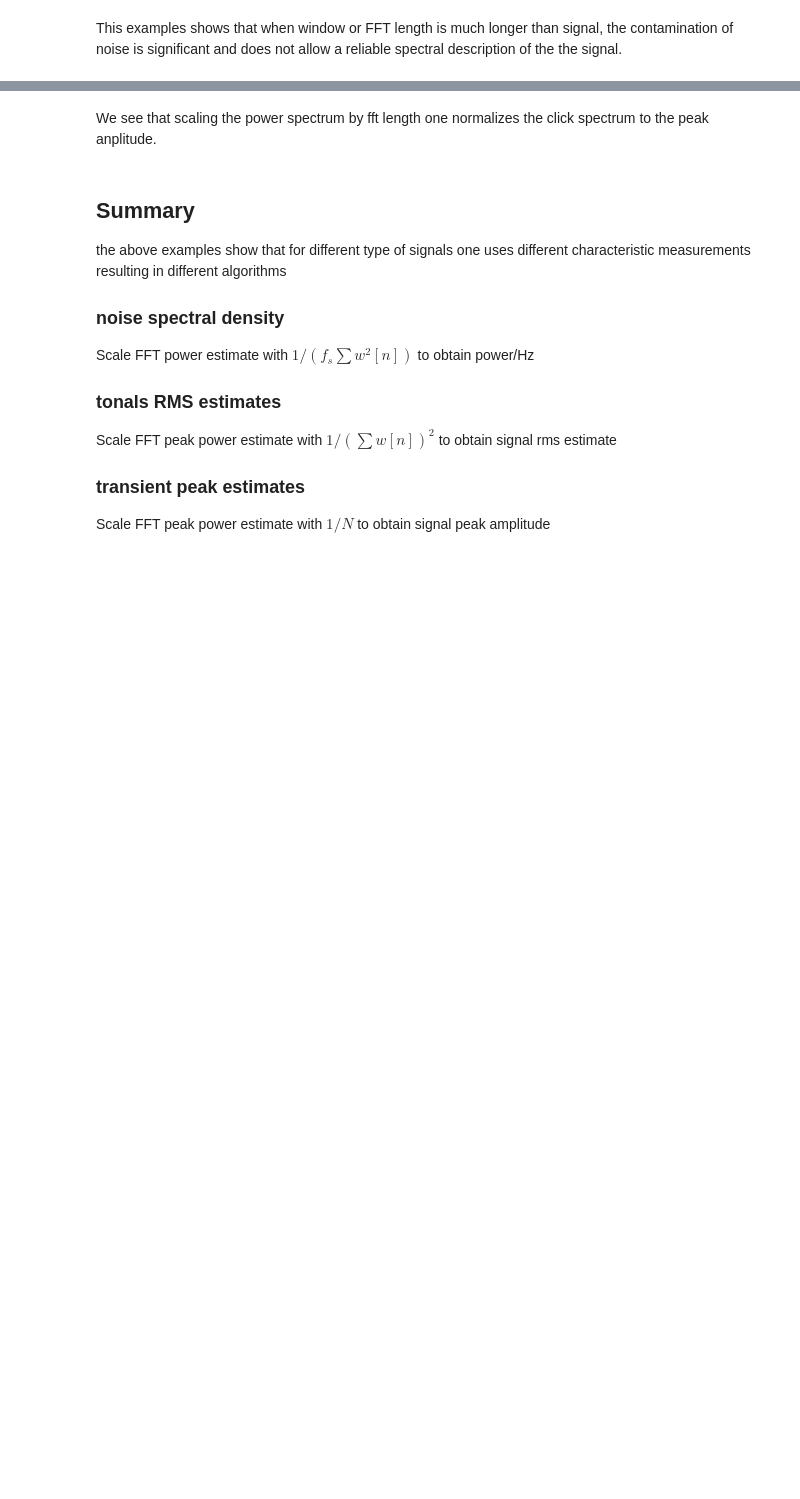
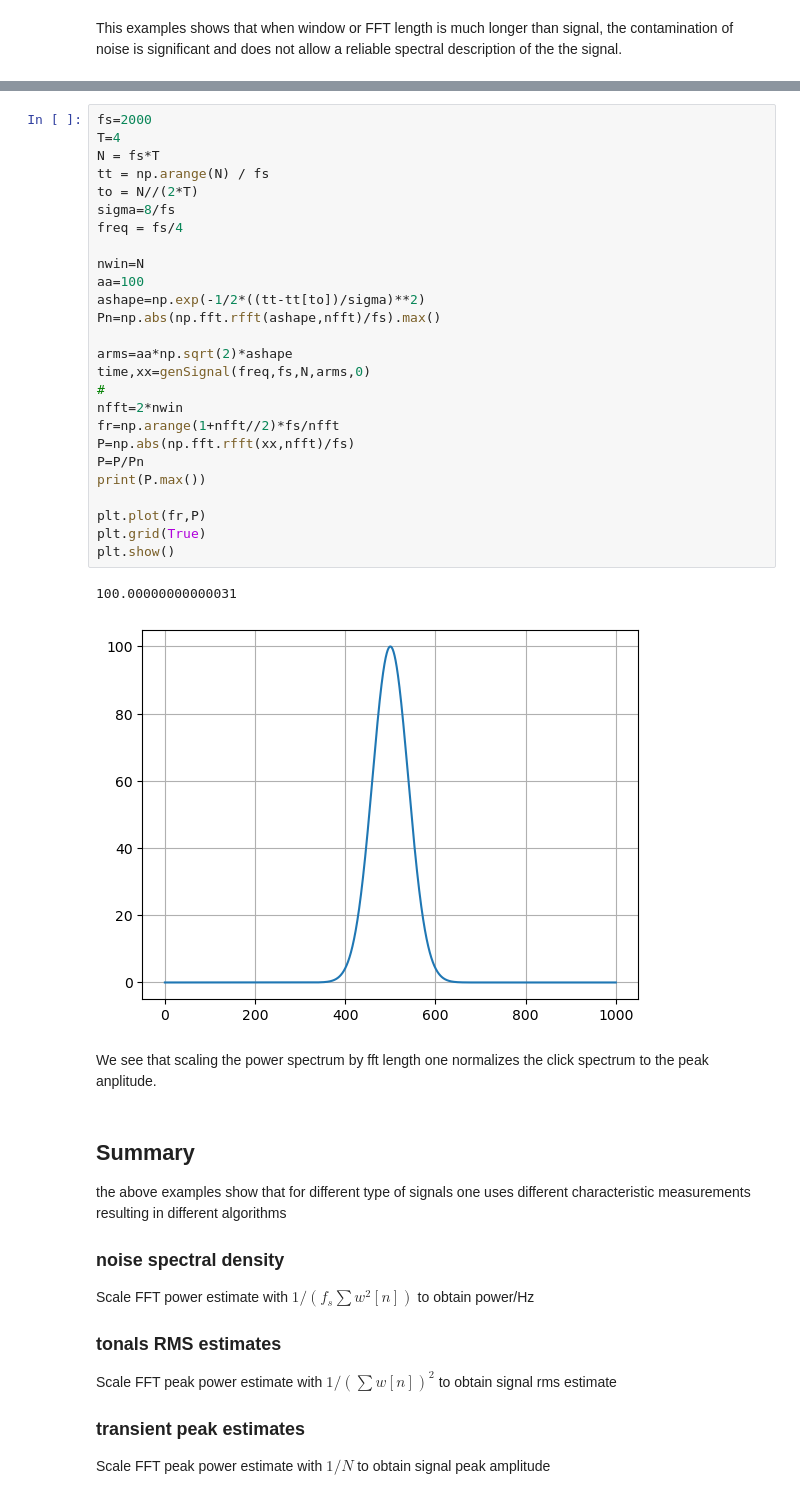
Before and after one commit to WMXZ-EU/wmxz-eu.github.io, a Jupyter notebook: _sources/power_spectra.ipynb, the cells around one changed output, grey strips where cells are left out. Cells and saved outputs as stored; diff of their text form; blank space fills up the shorter version.

```diff
--- a/_sources/power_spectra.ipynb
+++ b/_sources/power_spectra.ipynb
@@ -268,3 +340,32 @@ print(yy.max()/N)
+# %%
+fs=2000
+T=4
+N = fs*T
+tt = np.arange(N) / fs
+to = N//(2*T)
+sigma=8/fs
+freq = fs/4
+
+nwin=N
+aa=100
+ashape=np.exp(-1/2*((tt-tt[to])/sigma)**2)
+Pn=np.abs(np.fft.rfft(ashape,nfft)/fs).max()
+
+arms=aa*np.sqrt(2)*ashape
+time,xx=genSignal(freq,fs,N,arms,0)
+#
+nfft=2*nwin
+fr=np.arange(1+nfft//2)*fs/nfft
+P=np.abs(np.fft.rfft(xx,nfft)/fs)
+P=P/Pn
+print(P.max())
+
+plt.plot(fr,P)
+plt.grid(True)
+plt.show()
+# %% [output]
+100.00000000000031
+[figure, added]
 # %% [markdown]
 We see that scaling the power spectrum by fft length one normalizes the click spectrum to the peak anplitude.
 # %% [markdown]
```
Also changed, not shown: parts of 9 cells of this notebook, 24 other files.
